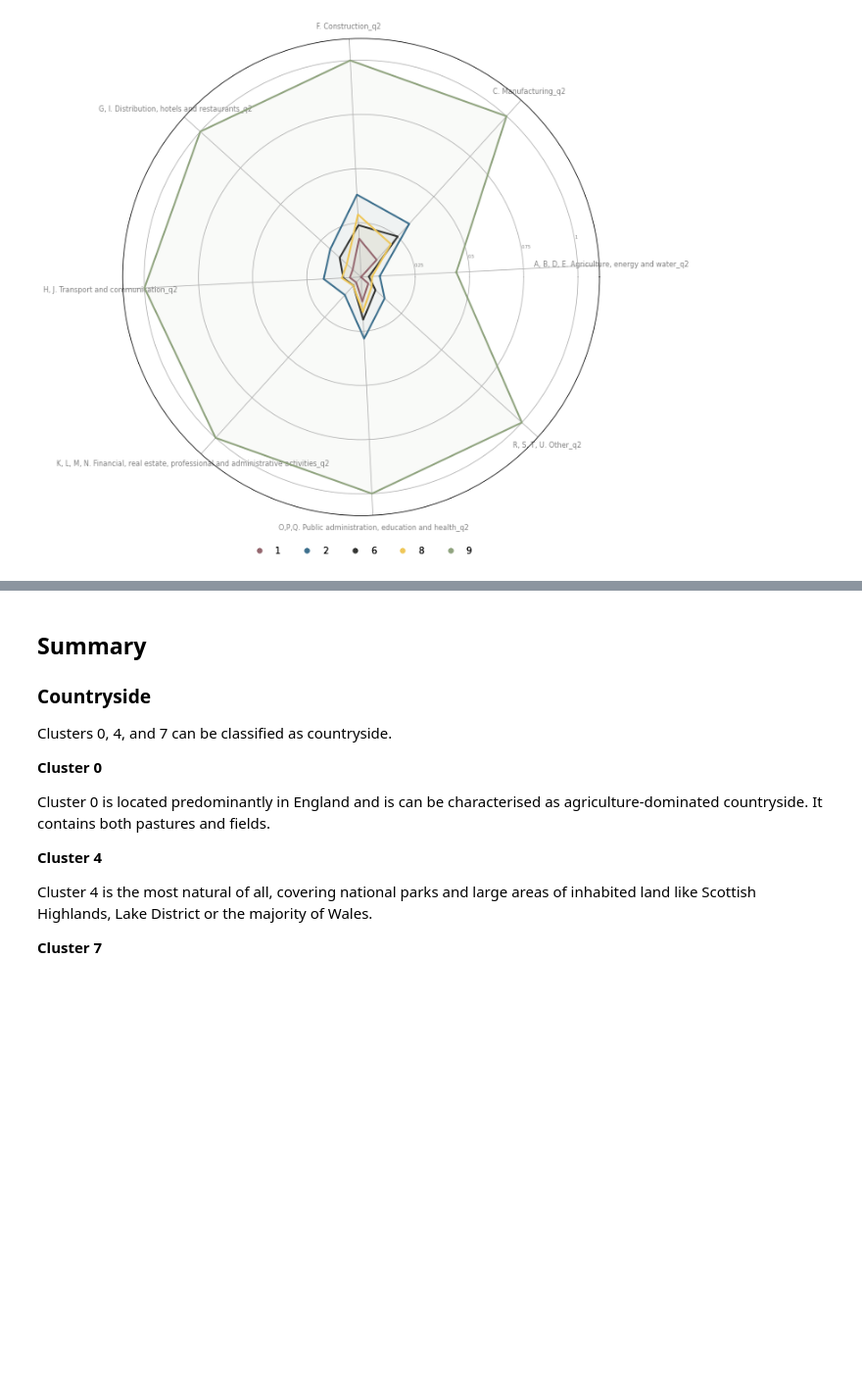
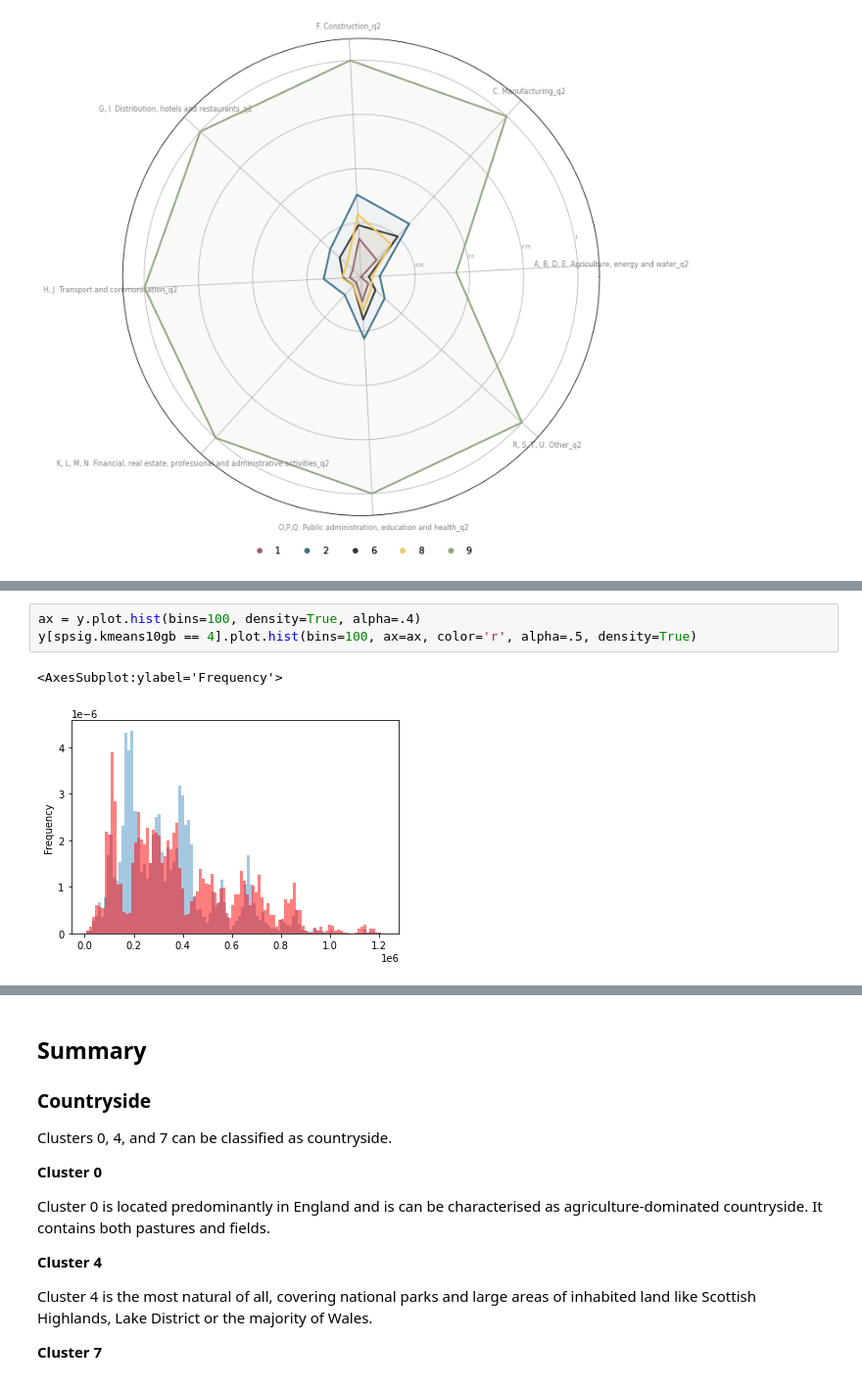
Before and after one commit to urbangrammarai/spatial_signatures, a Jupyter notebook: clusters/exploration_of_signatures.ipynb, the cells around one changed output, grey strips where cells are left out. Shown at 98% size. Saved outputs shown, nothing was run; the diff lists cells and outputs as text; blank space fills up the shorter version.

```diff
--- a/clusters/exploration_of_signatures.ipynb
+++ b/clusters/exploration_of_signatures.ipynb
@@ -365,0 +410,6 @@ ax.add_artist(leg_points)
+# %%
+ax = y.plot.hist(bins=100, density=True, alpha=.4)
+y[spsig.kmeans10gb == 4].plot.hist(bins=100, ax=ax, color='r', alpha=.5, density=True)
+# %% [output]
+<AxesSubplot:ylabel='Frequency'>
+[figure, added]
```
Also changed, not shown: parts of 10 cells of this notebook, 11 other files.
